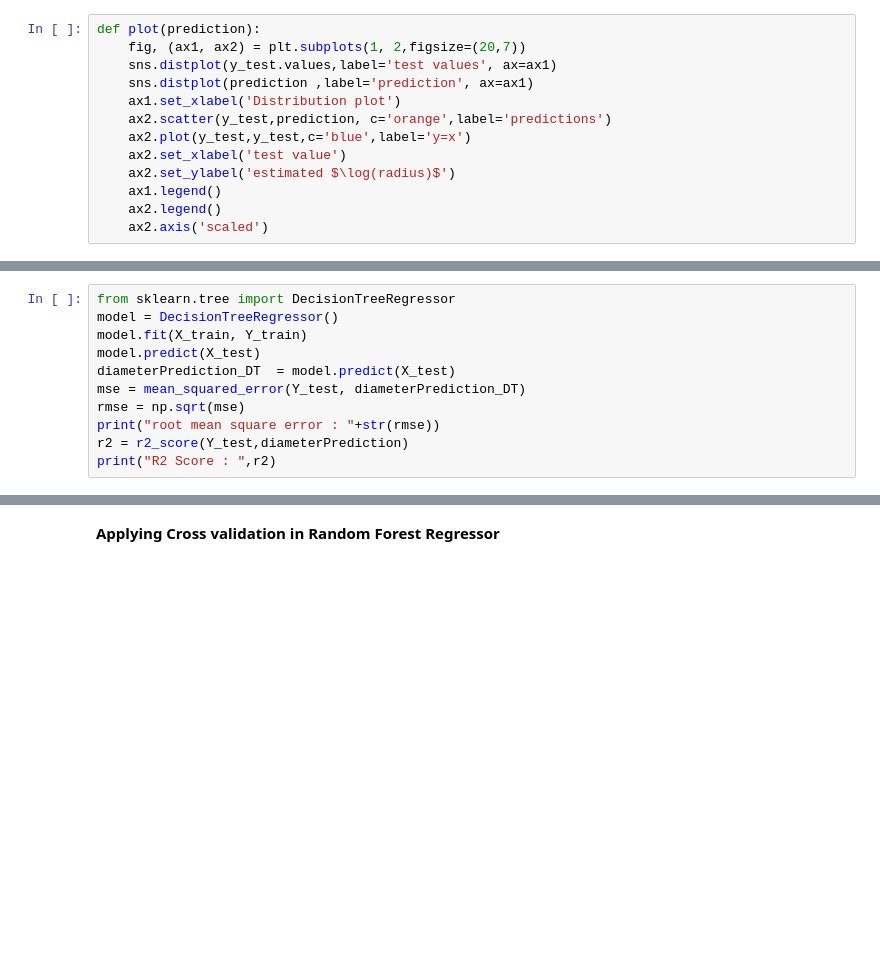
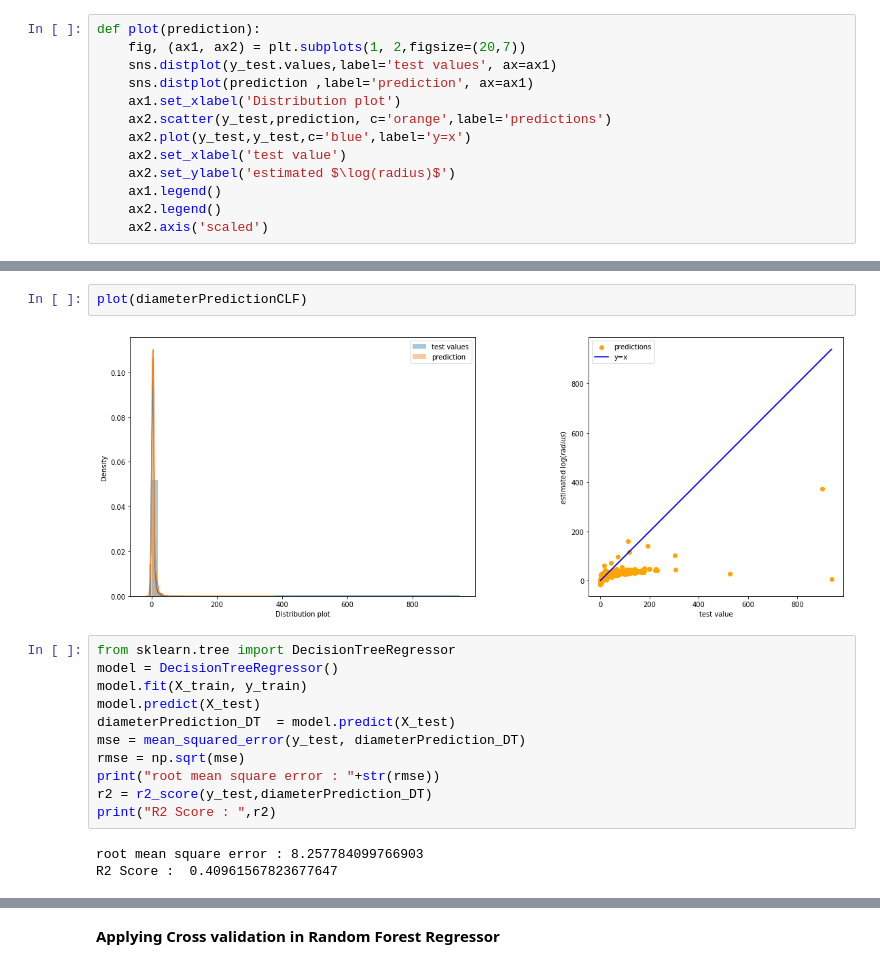
Before and after one commit to mayankbhandari10/Web-scraping-and-Data-Analysis, a Jupyter notebook: Asteroid Diameter Pridiction.ipynb, the cells around one changed output, grey strips where cells are left out. Cells and saved outputs as stored; diff of their text form; blank space fills up the shorter version.

```diff
--- a/Asteroid Diameter Pridiction.ipynb
+++ b/Asteroid Diameter Pridiction.ipynb
@@ -304,13 +528,20 @@ def plot(prediction):
+# %%
+plot(diameterPredictionCLF)
+# %% [output]
+[figure, added]
 # %%
 from sklearn.tree import DecisionTreeRegressor
 model = DecisionTreeRegressor()
-model.fit(X_train, Y_train)
+model.fit(X_train, y_train)
 model.predict(X_test)
 diameterPrediction_DT  = model.predict(X_test)
-mse = mean_squared_error(Y_test, diameterPrediction_DT)
+mse = mean_squared_error(y_test, diameterPrediction_DT)
 rmse = np.sqrt(mse)
 print("root mean square error : "+str(rmse))
-r2 = r2_score(Y_test,diameterPrediction)
+r2 = r2_score(y_test,diameterPrediction_DT)
 print("R2 Score : ",r2)
+# %% [output]
+root mean square error : 8.257784099766903
+R2 Score :  0.40961567823677647
 # %%
 plot(diameterPrediction_DT)
```
Also changed, not shown: parts of 68 cells of this notebook.
